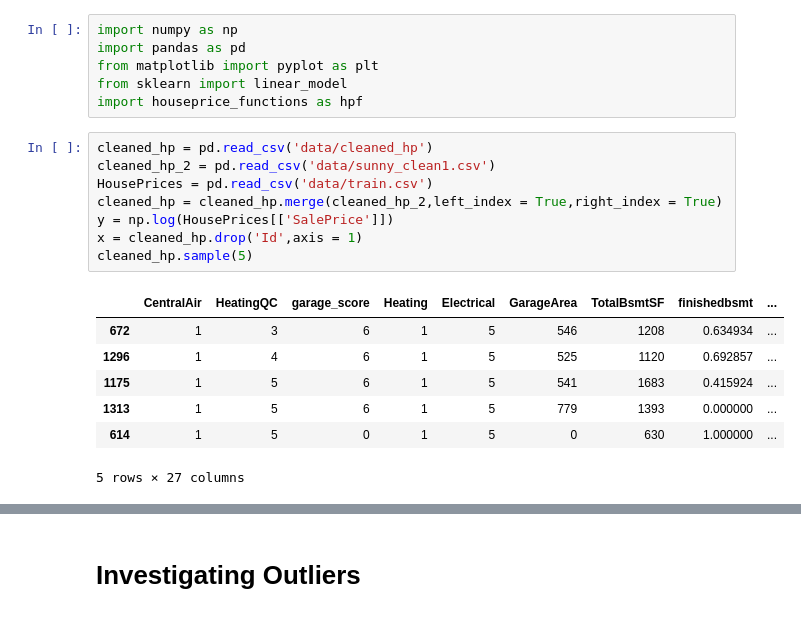
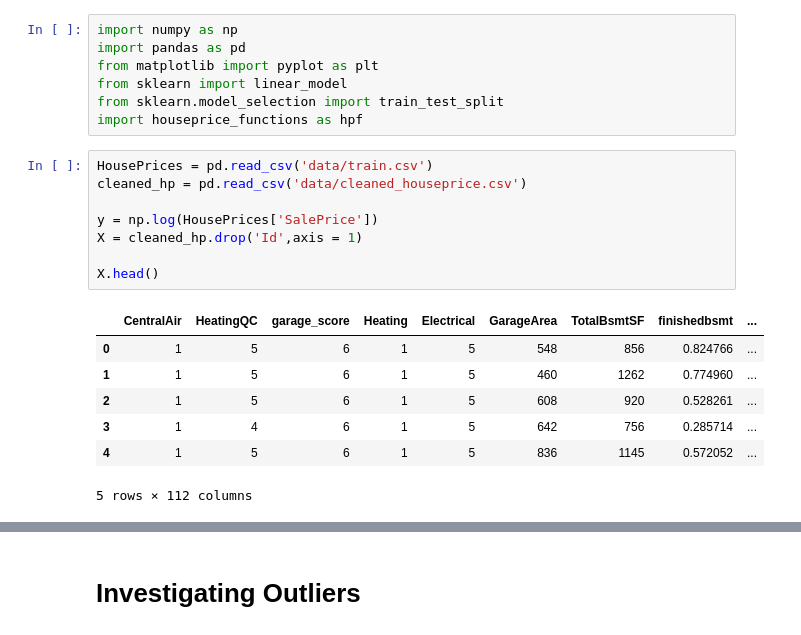
Before and after one commit to whvince/Kaggle-HousePrices, a Jupyter notebook: MLR_model.ipynb, the cells around one changed output, grey strips where cells are left out. Saved outputs shown, nothing was run; the diff lists cells and outputs as text.

```diff
--- a/MLR_model.ipynb
+++ b/MLR_model.ipynb
@@ -3,22 +3,23 @@ import numpy as np
 import pandas as pd
 from matplotlib import pyplot as plt
 from sklearn import linear_model
+from sklearn.model_selection import train_test_split
 import houseprice_functions as hpf
 # %%
-cleaned_hp = pd.read_csv('data/cleaned_hp')
-cleaned_hp_2 = pd.read_csv('data/sunny_clean1.csv')
 HousePrices = pd.read_csv('data/train.csv')
-cleaned_hp = cleaned_hp.merge(cleaned_hp_2,left_index = True,right_index = True)
-y = np.log(HousePrices[['SalePrice']])
-x = cleaned_hp.drop('Id',axis = 1)
-cleaned_hp.sample(5)
+cleaned_hp = pd.read_csv('data/cleaned_houseprice.csv')
+
+y = np.log(HousePrices['SalePrice'])
+X = cleaned_hp.drop('Id',axis = 1)
+
+X.head()
 # %% [output]
 |  | CentralAir | HeatingQC | garage_score | Heating | Electrical | GarageArea | TotalBsmtSF | finishedbsmt | ... |
-| 672 | 1 | 3 | 6 | 1 | 5 | 546 | 1208 | 0.634934 | ... |
-| 1296 | 1 | 4 | 6 | 1 | 5 | 525 | 1120 | 0.692857 | ... |
-| 1175 | 1 | 5 | 6 | 1 | 5 | 541 | 1683 | 0.415924 | ... |
-| 1313 | 1 | 5 | 6 | 1 | 5 | 779 | 1393 | 0.000000 | ... |
-| 614 | 1 | 5 | 0 | 1 | 5 | 0 | 630 | 1.000000 | ... |
+| 0 | 1 | 5 | 6 | 1 | 5 | 548 | 856 | 0.824766 | ... |
+| 1 | 1 | 5 | 6 | 1 | 5 | 460 | 1262 | 0.774960 | ... |
+| 2 | 1 | 5 | 6 | 1 | 5 | 608 | 920 | 0.528261 | ... |
+| 3 | 1 | 4 | 6 | 1 | 5 | 642 | 756 | 0.285714 | ... |
+| 4 | 1 | 5 | 6 | 1 | 5 | 836 | 1145 | 0.572052 | ... |
-5 rows × 27 columns
+5 rows × 112 columns
 # %%
 ols = linear_model.LinearRegression()
```
Also changed, not shown: parts of 7 cells of this notebook, 2 other files.
